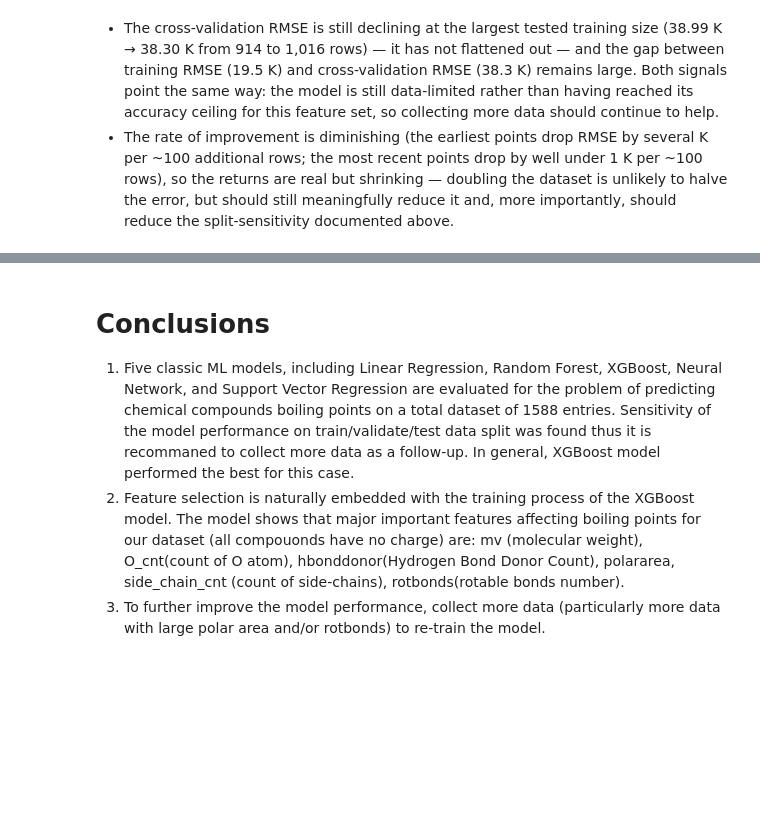
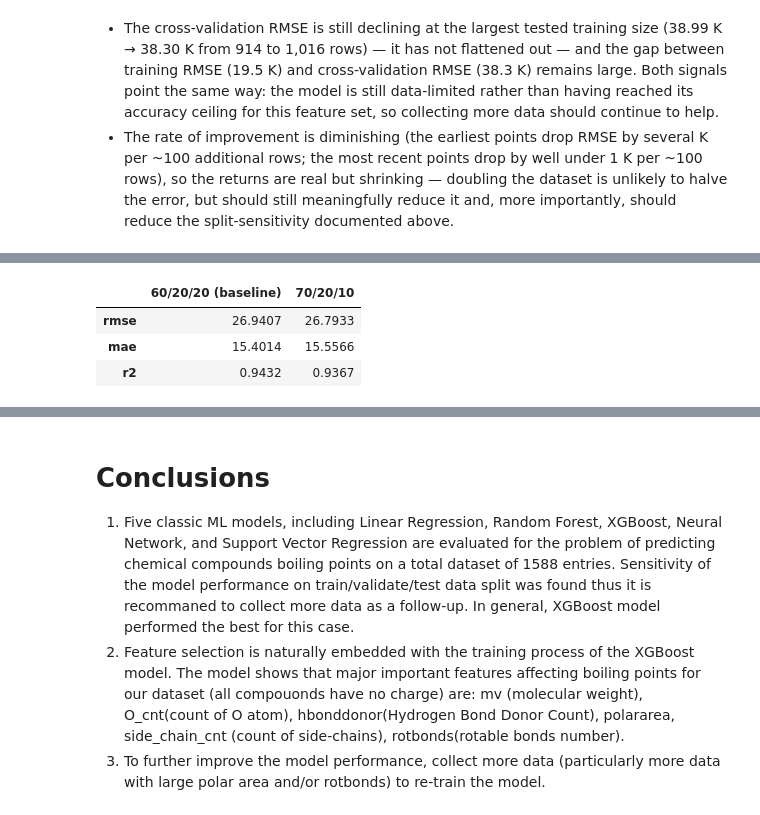
Before and after one commit to JShi12/Predict-Organic-Chemical-Boiling-Point, a Jupyter notebook: Boiling_Point_Predicter.ipynb, the cells around one changed output, grey strips where cells are left out. Saved outputs shown, nothing was run; the diff lists cells and outputs as text; code cells hidden in the pictures; blank space fills up the shorter version.

```diff
--- a/Boiling_Point_Predicter.ipynb
+++ b/Boiling_Point_Predicter.ipynb
@@ -706,0 +771,18 @@ documented above.
+# %%
+# Retrain the champion (XGBoost) on train+val, evaluate on the held-out 10% test set
+X_train_val_c = pd.concat([X_train_c, X_val_c])
+y_train_val_c = pd.concat([y_train_c, y_val_c])
+xgb_cv_c_final = models.retrain_champion(X_train_val_c, y_train_val_c)
+
+test_metrics_70_20_10 = models.evaluate_on_test(xgb_cv_c_final.best_estimator_, X_test_c, y_test_c)
+test_metrics_60_20_20 = models.evaluate_on_test(xgb_cv.best_estimator_, X_test, y_test)
+
+pd.DataFrame({
+    "60/20/20 (baseline)": test_metrics_60_20_20,
+    "70/20/10": test_metrics_70_20_10,
+}).round(4)
+# %% [output]
+|  | 60/20/20 (baseline) | 70/20/10 |
+| rmse | 26.9407 | 26.7933 |
+| mae | 15.4014 | 15.5566 |
+| r2 | 0.9432 | 0.9367 |
```
Also changed, not shown: parts of 6 cells of this notebook, 3 other files.
